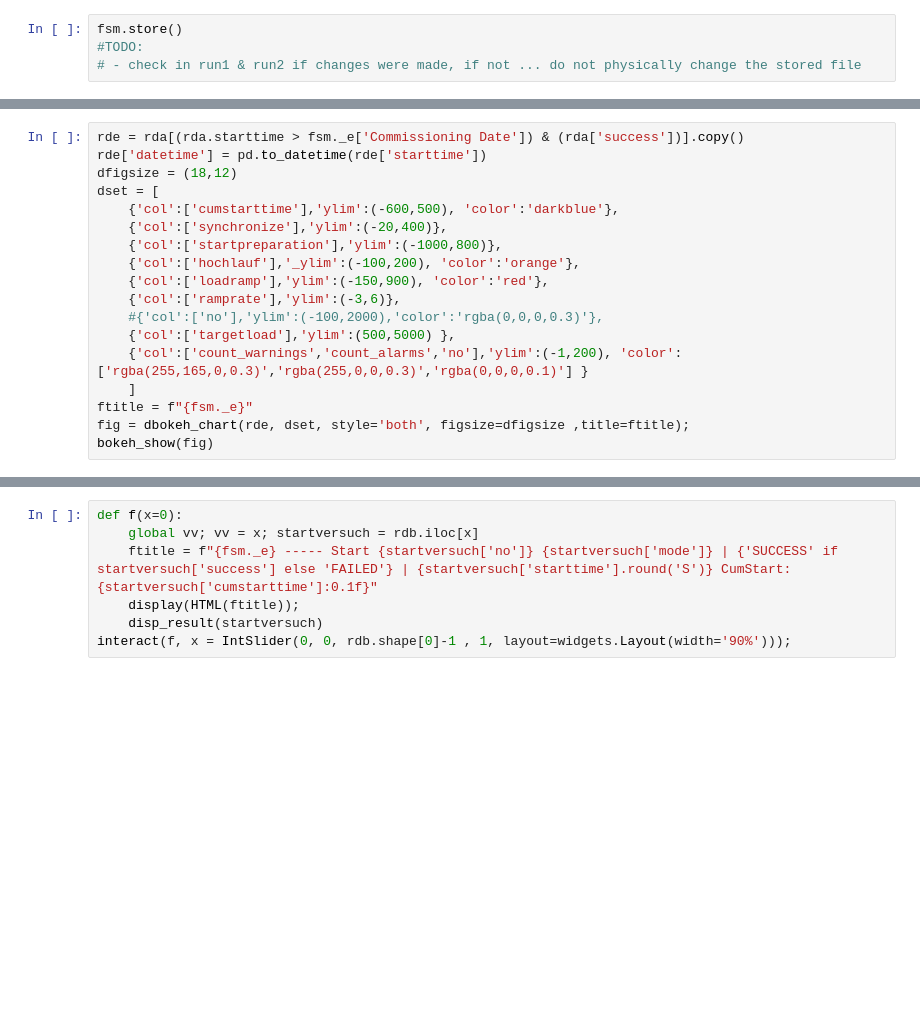
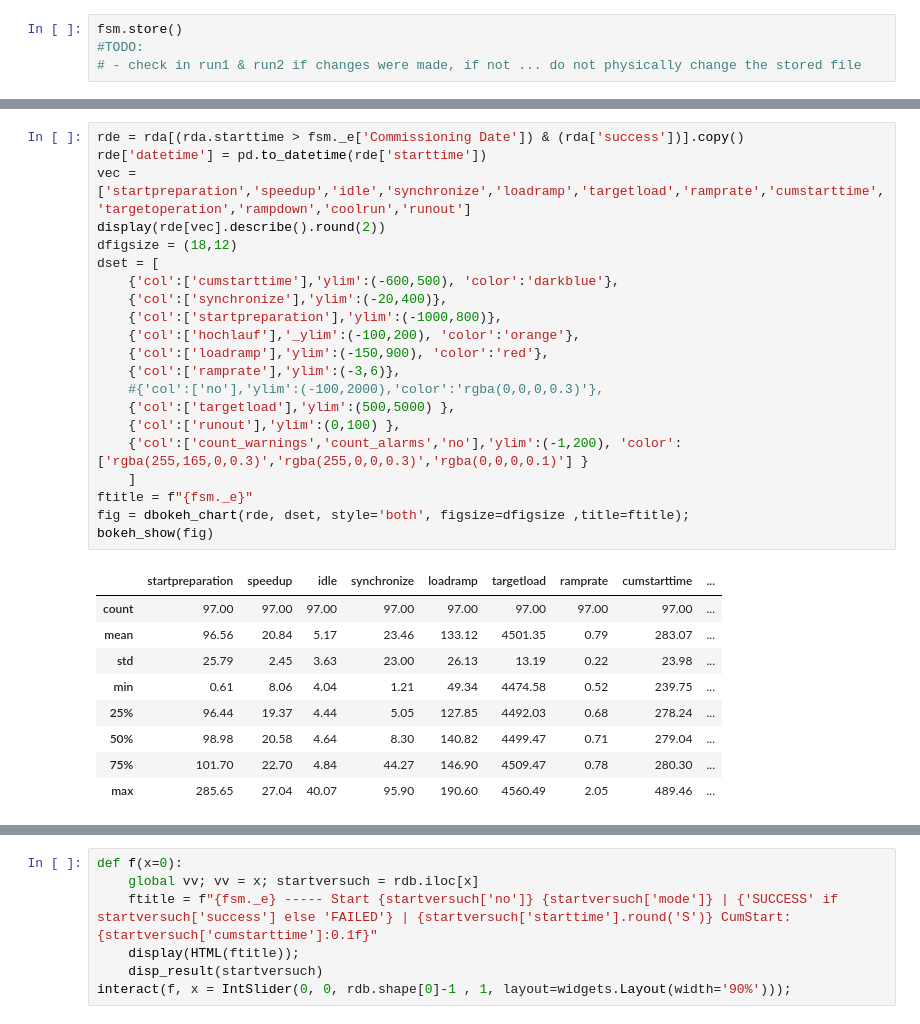
Before and after one commit to dieterch/statemachine, a Jupyter notebook: Results/2022_04_02_Forsa_Hartmoor_M1_all.ipynb, the cells around one changed output, grey strips where cells are left out. Cells and saved outputs as stored; diff of their text form; blank space fills up the shorter version.

```diff
--- a/Results/2022_04_02_Forsa_Hartmoor_M1_all.ipynb
+++ b/Results/2022_04_02_Forsa_Hartmoor_M1_all.ipynb
@@ -73,18 +87,31 @@ rda[filterFSM.run2filter_content].round(2).fillna('')
 # %%
 rde = rda[(rda.starttime > fsm._e['Commissioning Date']) & (rda['success'])].copy()
 rde['datetime'] = pd.to_datetime(rde['starttime'])
+vec = ['startpreparation','speedup','idle','synchronize','loadramp','targetload','ramprate','cumstarttime','targetoperation','rampdown','coolrun','runout']
+display(rde[vec].describe().round(2))
 dfigsize = (18,12)
 dset = [
     {'col':['cumstarttime'],'ylim':(-600,500), 'color':'darkblue'},
     {'col':['synchronize'],'ylim':(-20,400)},
     {'col':['startpreparation'],'ylim':(-1000,800)},
     {'col':['hochlauf'],'_ylim':(-100,200), 'color':'orange'},
     {'col':['loadramp'],'ylim':(-150,900), 'color':'red'},
     {'col':['ramprate'],'ylim':(-3,6)},
     #{'col':['no'],'ylim':(-100,2000),'color':'rgba(0,0,0,0.3)'},
     {'col':['targetload'],'ylim':(500,5000) },
+    {'col':['runout'],'ylim':(0,100) },
     {'col':['count_warnings','count_alarms','no'],'ylim':(-1,200), 'color':['rgba(255,165,0,0.3)','rgba(255,0,0,0.3)','rgba(0,0,0,0.1)'] }
     ]
 ftitle = f"{fsm._e}"
 fig = dbokeh_chart(rde, dset, style='both', figsize=dfigsize ,title=ftitle);
 bokeh_show(fig)
+# %% [output]
+|  | startpreparation | speedup | idle | synchronize | loadramp | targetload | ramprate | cumstarttime | ... |
+| count | 97.00 | 97.00 | 97.00 | 97.00 | 97.00 | 97.00 | 97.00 | 97.00 | ... |
+| mean | 96.56 | 20.84 | 5.17 | 23.46 | 133.12 | 4501.35 | 0.79 | 283.07 | ... |
+| std | 25.79 | 2.45 | 3.63 | 23.00 | 26.13 | 13.19 | 0.22 | 23.98 | ... |
+| min | 0.61 | 8.06 | 4.04 | 1.21 | 49.34 | 4474.58 | 0.52 | 239.75 | ... |
+| 25% | 96.44 | 19.37 | 4.44 | 5.05 | 127.85 | 4492.03 | 0.68 | 278.24 | ... |
+| 50% | 98.98 | 20.58 | 4.64 | 8.30 | 140.82 | 4499.47 | 0.71 | 279.04 | ... |
+| 75% | 101.70 | 22.70 | 4.84 | 44.27 | 146.90 | 4509.47 | 0.78 | 280.30 | ... |
+| max | 285.65 | 27.04 | 40.07 | 95.90 | 190.60 | 4560.49 | 2.05 | 489.46 | ... |
```
Also changed, not shown: parts of 9 cells of this notebook, 3 other files.
